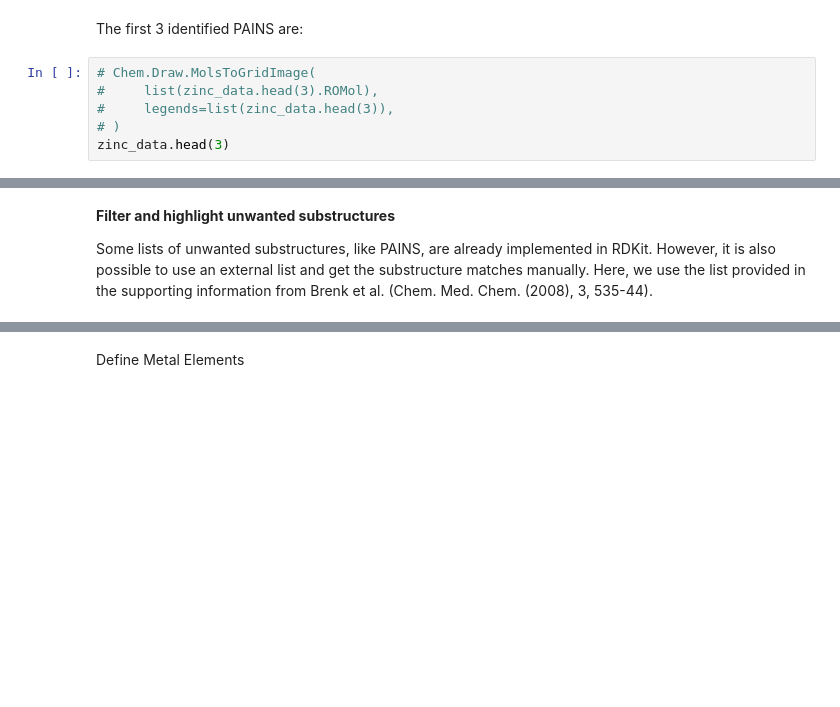
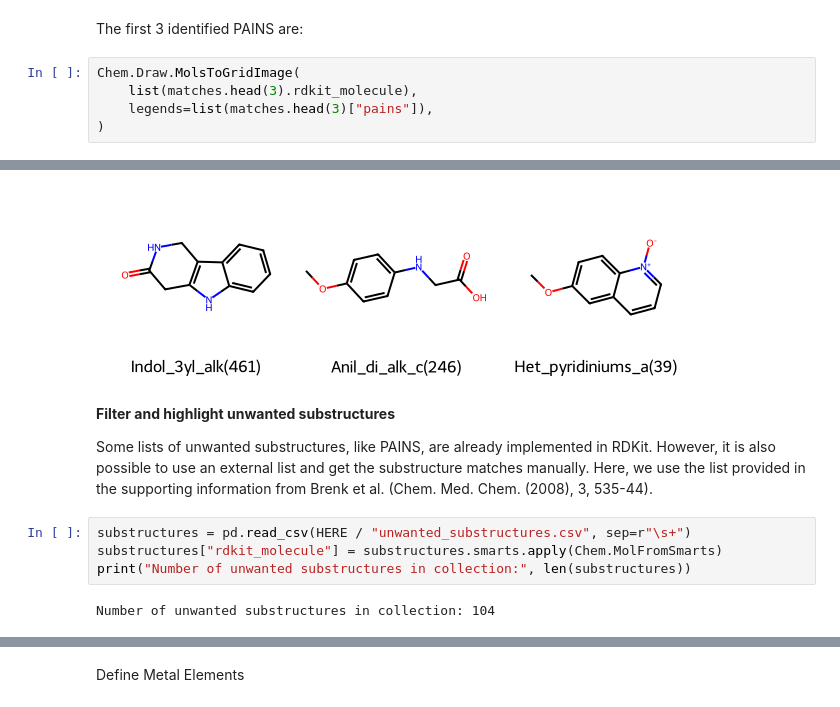
Before and after one commit to hrkhach/Task1_Zinc, a Jupyter notebook: Fetching Data from Zinc.ipynb, the cells around one changed output, grey strips where cells are left out. Saved outputs shown, nothing was run; the diff lists cells and outputs as text; blank space fills up the shorter version.

Commit message:
Added unwanted substructure

```diff
--- a/Fetching Data from Zinc.ipynb
+++ b/Fetching Data from Zinc.ipynb
@@ -108,9 +108,8 @@ Number of compounds without PAINS: 482748
 # %% [markdown]
 The first 3 identified PAINS are:
 # %%
-# Chem.Draw.MolsToGridImage(
-#     list(zinc_data.head(3).ROMol),
-#     legends=list(zinc_data.head(3)),
-# )
-zinc_data.head(3)
+Chem.Draw.MolsToGridImage(
+    list(matches.head(3).rdkit_molecule),
+    legends=list(matches.head(3)["pains"]),
+)
 # %% [output]
@@ -121,4 +116,11 @@ zinc_data.head(3)
+[figure, added]
 # %% [markdown]
 **Filter and highlight unwanted substructures**
 
 Some lists of unwanted substructures, like PAINS, are already implemented in RDKit. However, it is also possible to use an external list and get the substructure matches manually. Here, we use the list provided in the supporting information from Brenk et al. (Chem. Med. Chem. (2008), 3, 535-44).
+# %%
+substructures = pd.read_csv(HERE / "unwanted_substructures.csv", sep=r"\s+")
+substructures["rdkit_molecule"] = substructures.smarts.apply(Chem.MolFromSmarts)
+print("Number of unwanted substructures in collection:", len(substructures))
+# %% [output]
+Number of unwanted substructures in collection: 104
```
Also changed, not shown: parts of 10 cells of this notebook, 1 other file.
